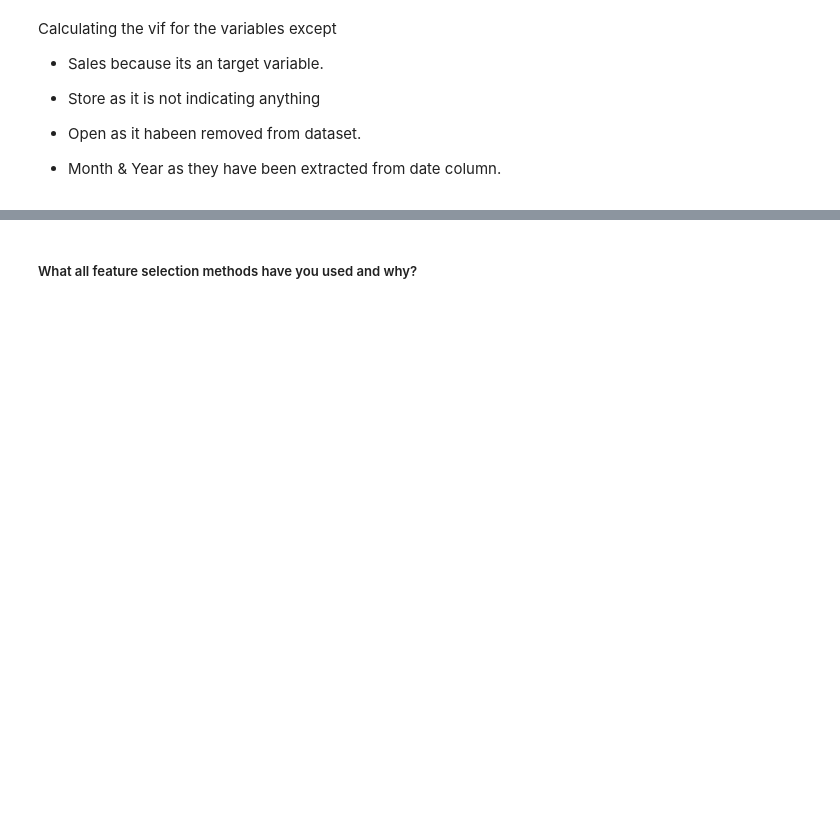
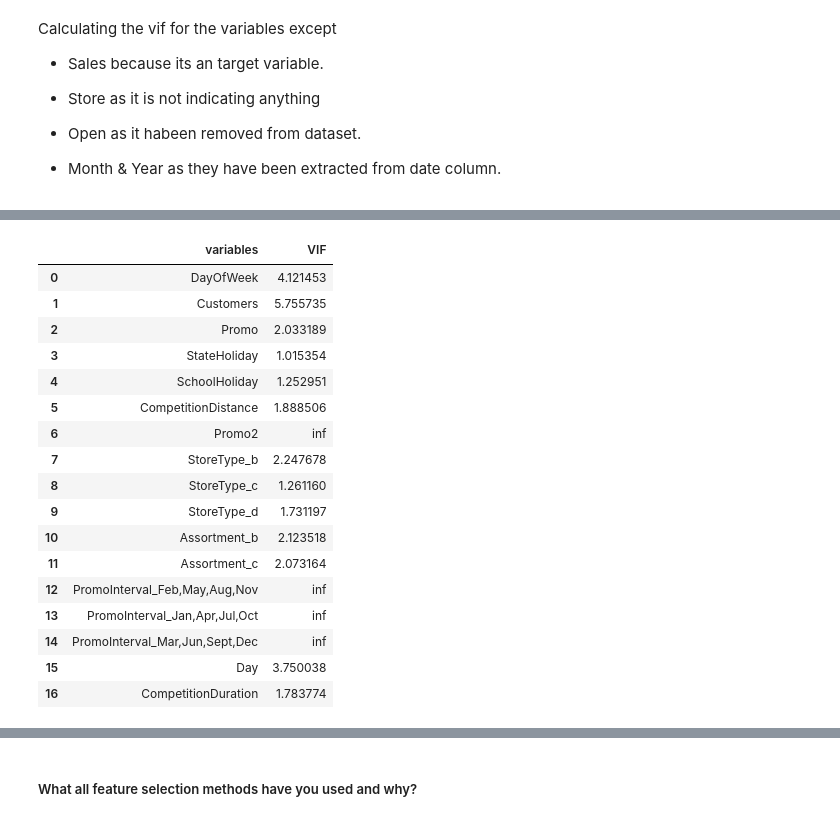
Before and after one commit to shivam887423/Retail-Sales-Prediction, a Jupyter notebook: Copy_of_Copy_of_Sample_ML_Submission_Template.ipynb, the cells around one changed output, grey strips where cells are left out. Drawn from its saved outputs; the diff is of its cells as text; code cells hidden in the pictures; blank space fills up the shorter version.

```diff
--- a/Copy_of_Copy_of_Sample_ML_Submission_Template.ipynb
+++ b/Copy_of_Copy_of_Sample_ML_Submission_Template.ipynb
@@ -418,2 +698,5 @@ data.info()
+# %%
+from datetime import date as dt
+data["Year"]= data["Date"].dt.year
 # %%
 data.columns
@@ -1257,3 +1679,4 @@ data_new.head(5)
 data_new["Day"]= data_new["Date"].dt.day
 data_new["Month"]= data_new["Date"].dt.month
 data_new["Year"]= data_new["Date"].dt.year
+data_new["Week"]= data_new["Date"].dt.week
@@ -1319,2 +1787,21 @@ calc_vif(data_new[[i for i in data_new.describe().columns if i not in ["Store",
 # %%
-calc_vif(data_new[[i for i in data_new.describe().columns if i not in ["Store", "Sales","Open", "Promo2SinceWeek", "Promo2SinceYear", "CompetitionOpenSinceMonth", "CompetitionOpenSinceYear", "PromoInterval_Jan,Apr,Jul,Oct","Year",'Assortment_b',"Month","Week"]]])
+calc_vif(data_new[[i for i in data_new.describe().columns if i not in ["Store", "Sales","Open", "Promo2SinceWeek", "Promo2SinceYear", "CompetitionOpenSinceMonth", "CompetitionOpenSinceYear","Year","Month","Week"]]])
+# %% [output]
+|  | variables | VIF |
+| 0 | DayOfWeek | 4.121453 |
+| 1 | Customers | 5.755735 |
+| 2 | Promo | 2.033189 |
+| 3 | StateHoliday | 1.015354 |
+| 4 | SchoolHoliday | 1.252951 |
+| 5 | CompetitionDistance | 1.888506 |
+| 6 | Promo2 | inf |
+| 7 | StoreType_b | 2.247678 |
+| 8 | StoreType_c | 1.261160 |
+| 9 | StoreType_d | 1.731197 |
+| 10 | Assortment_b | 2.123518 |
+| 11 | Assortment_c | 2.073164 |
+| 12 | PromoInterval_Feb,May,Aug,Nov | inf |
+| 13 | PromoInterval_Jan,Apr,Jul,Oct | inf |
+| 14 | PromoInterval_Mar,Jun,Sept,Dec | inf |
+| 15 | Day | 3.750038 |
+| 16 | CompetitionDuration | 1.783774 |
```
Also changed, not shown: parts of 113 cells of this notebook.
